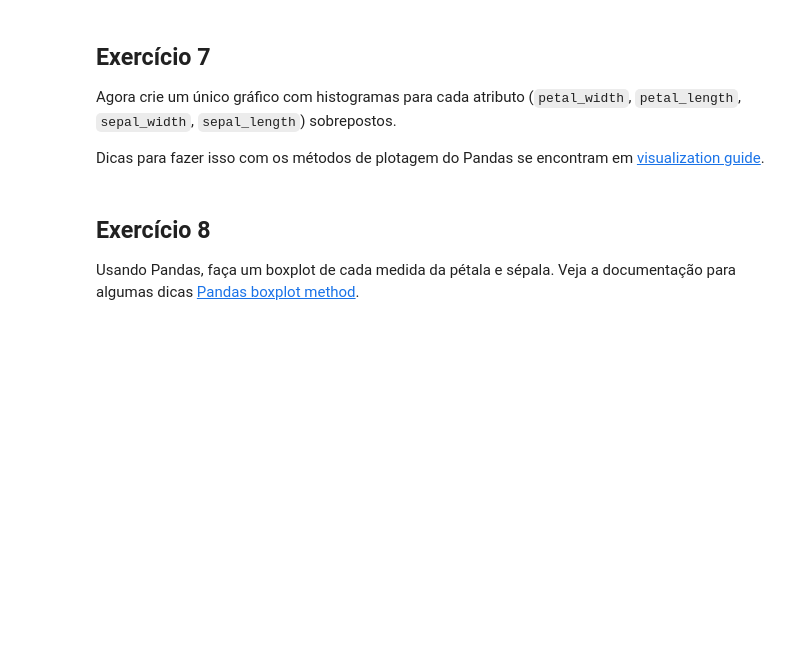
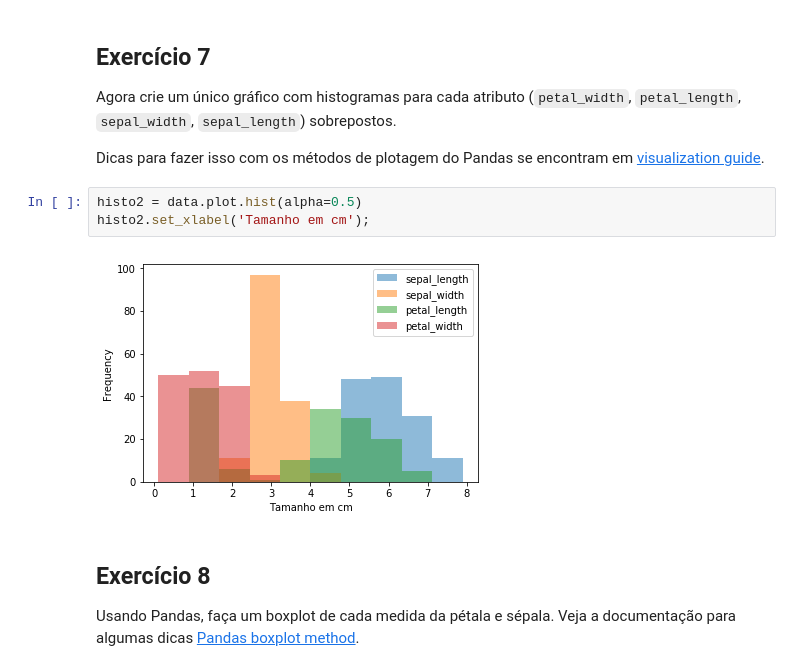
Before and after one commit to felipe-morais/UFABC-ML-2018, a Jupyter notebook: Introduction_to_Machine_Learning_and_Toolkit.ipynb, the cells around one changed output. Drawn from its saved outputs; the diff is of its cells as text; blank space fills up the shorter version.

```diff
--- a/Introduction_to_Machine_Learning_and_Toolkit.ipynb
+++ b/Introduction_to_Machine_Learning_and_Toolkit.ipynb
@@ -159,6 +161,11 @@ data['sepal_length'].plot.hist()
 Agora crie um único gráfico com histogramas para cada atributo (`petal_width`, `petal_length`, `sepal_width`, `sepal_length`) sobrepostos.
 
 Dicas para fazer isso com os métodos de plotagem do Pandas se encontram em [visualization guide](http://pandas.pydata.org/pandas-docs/version/0.18.1/visualization.html).
+# %%
+histo2 = data.plot.hist(alpha=0.5)
+histo2.set_xlabel('Tamanho em cm');
+# %% [output]
+[figure, added]
 # %% [markdown]
 ## Exercício 8
 
```
Also changed, not shown: parts of 5 cells of this notebook.
